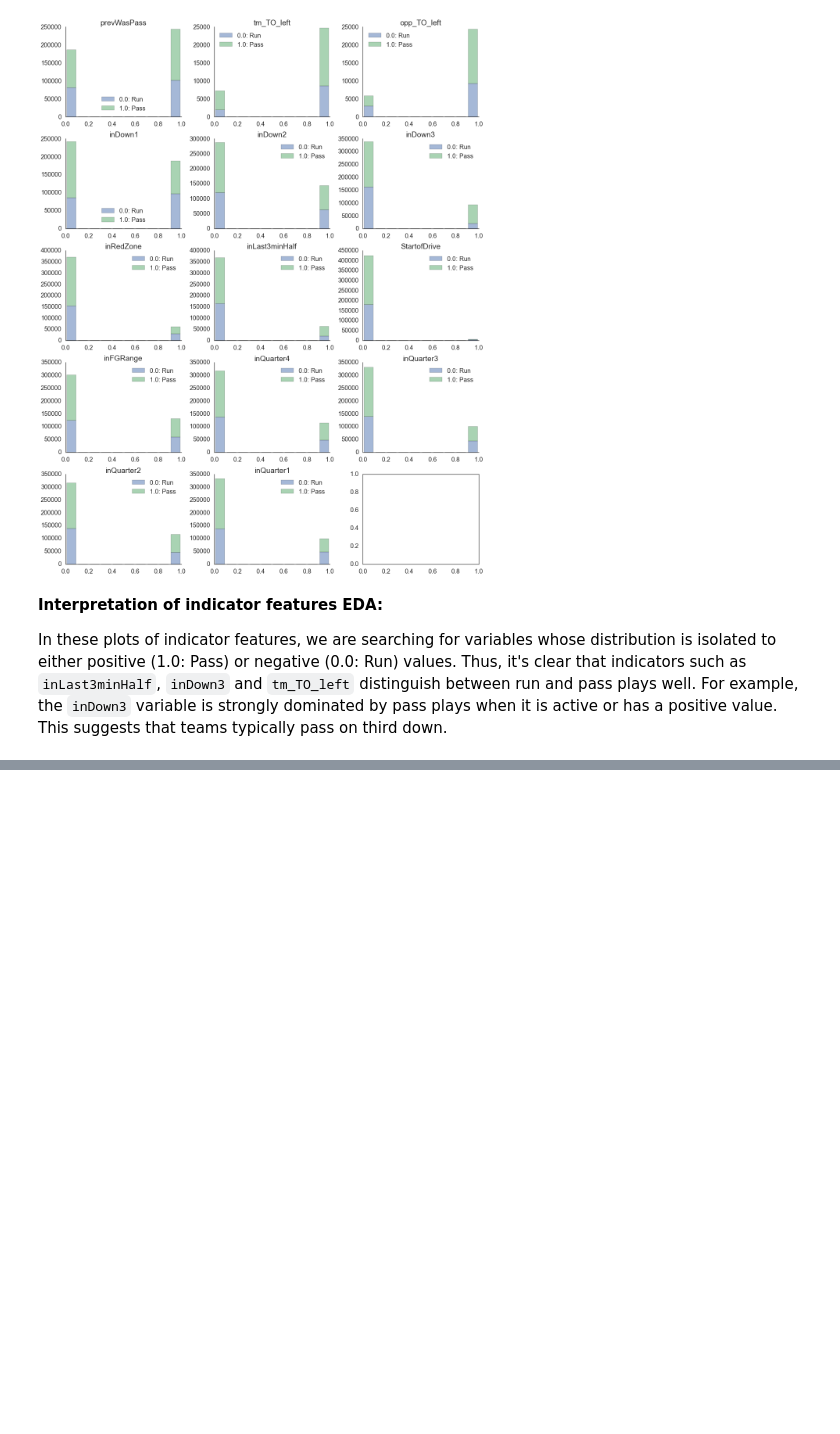
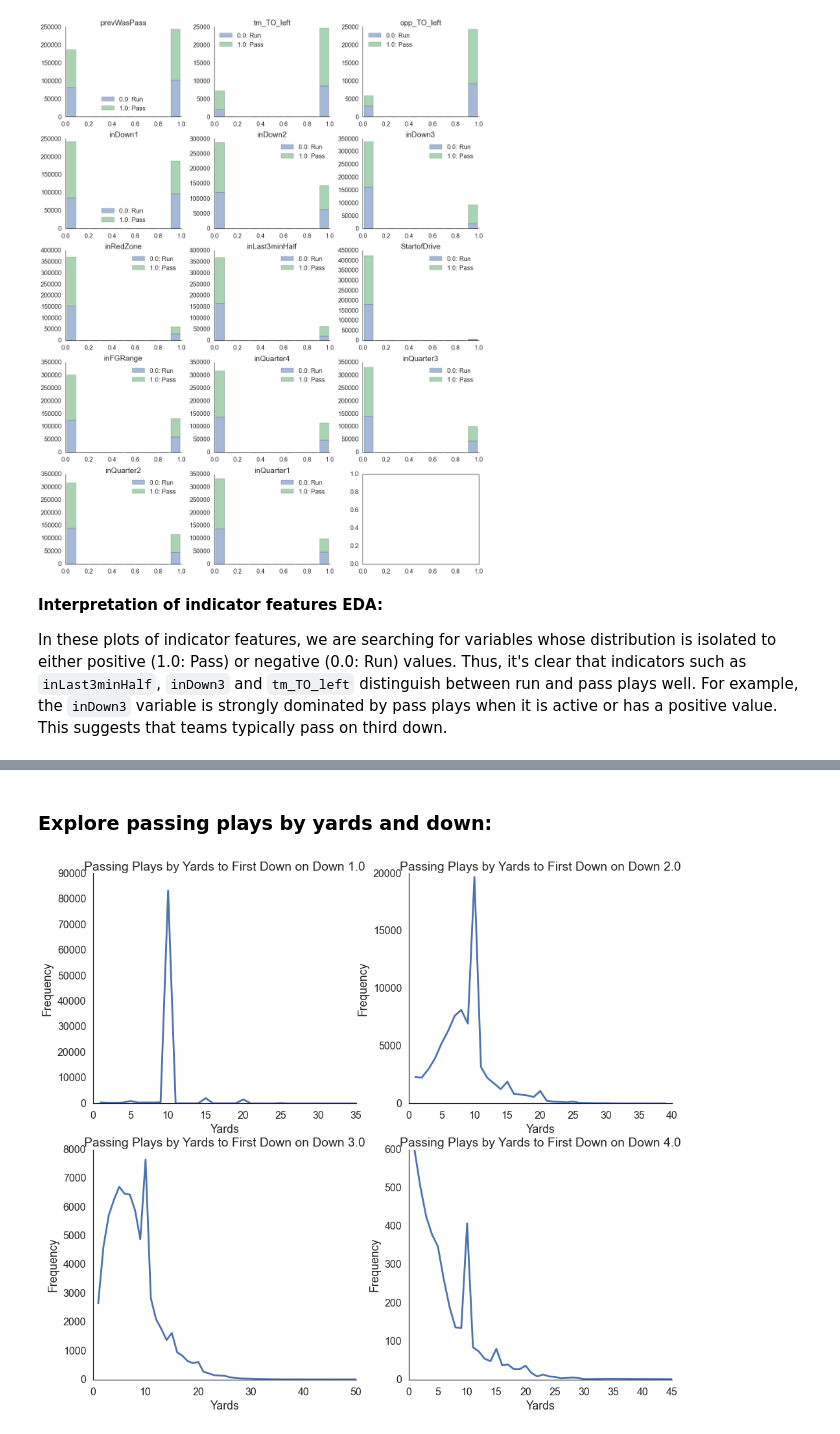
Before and after one commit to mdgoldberg/playprediction, a Jupyter notebook: Some EDA.ipynb, the cells around one changed output, grey strips where cells are left out. Cells and saved outputs as stored; diff of their text form; code cells hidden in the pictures; blank space fills up the shorter version.

```diff
--- a/Some EDA.ipynb
+++ b/Some EDA.ipynb
@@ -118,0 +222,31 @@ In these plots of indicator features, we are searching for variables whose distr
+# %% [markdown]
+### Explore passing plays by yards and down:
+# %%
+#code for configuring charts
+titlesy = []
+titlesp = []
+xs = []
+ys = []
+ps = []
+for d,df in df.groupby('down'):
+    titlesy.append('Passing Plays by Yards to First Down on Down ' + str(d))
+    titlesp.append('Passing % by Yards to First Down on Down ' + str(d))
+    yds = sorted(df.yds_to_go.unique())
+    xs.append(yds)
+    ys.append([int(df[df.yds_to_go==y]['RESP'].sum()) for y in yds])
+    ps.append([df[df.yds_to_go==y]['RESP'].mean()*100.0 for y in yds])
+# %%
+# create subplots for bar charts of passing % and passing plays on each down, by yards to go to first down
+f, axarr = plt.subplots(2, 2, figsize=(16,14))
+axes = axarr[0].tolist()
+axes.extend(axarr[1].tolist())
+
+for i in xrange(4):
+    axes[i].plot(xs[i], ys[i])
+    axes[i].set_title(titlesy[i])
+    axes[i].set_ylabel("Frequency")
+    axes[i].set_xlabel("Yards")
+    axes[i].grid(False)
+    sns.despine()
+# %% [output]
+[figure, added]
```
Also changed, not shown: parts of 14 cells of this notebook, 2 other files.
